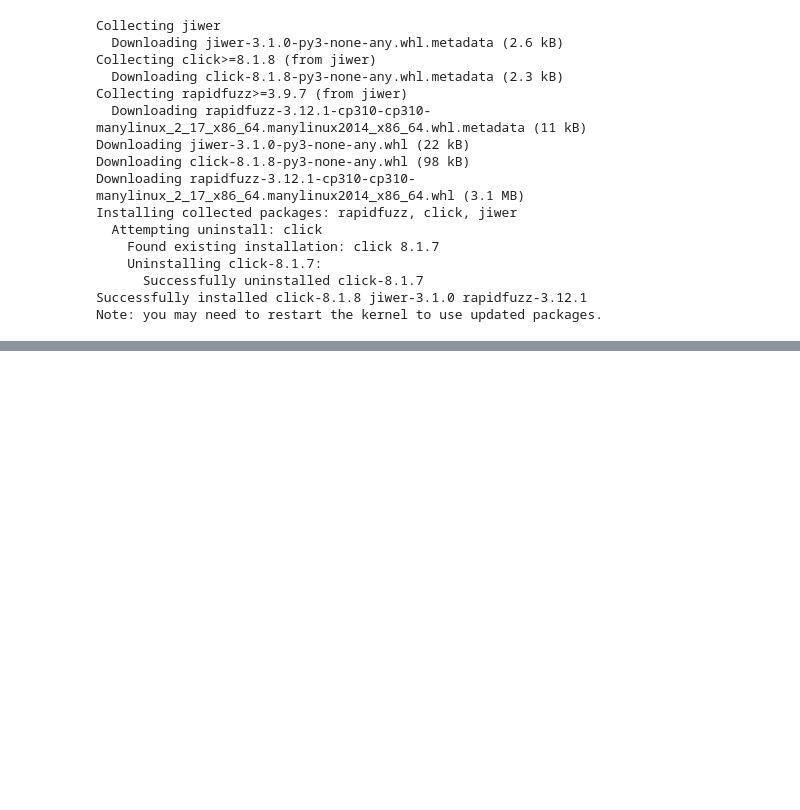
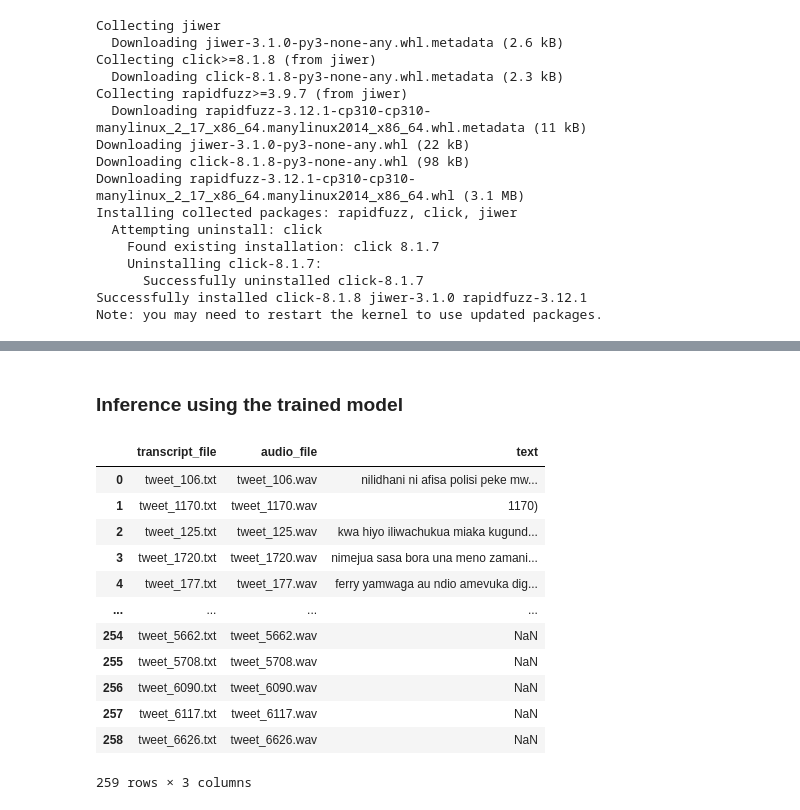
Before and after one commit to ArjunManathara/Swahili-Speech-to-Text, a Jupyter notebook: NLP_Project_ZDA24M011.ipynb, the cells around one changed output, grey strips where cells are left out. Saved outputs shown, nothing was run; the diff lists cells and outputs as text; code cells hidden in the pictures; blank space fills up the shorter version.

```diff
--- a/NLP_Project_ZDA24M011.ipynb
+++ b/NLP_Project_ZDA24M011.ipynb
@@ -413,0 +478,18 @@ Trainer.tokenizer is now deprecated. You should use Trainer.processing_class ins
+# %% [markdown]
+### Inference using the trained model
+# %%
+inference_values
+# %% [output]
+|  | transcript_file | audio_file | text |
+| 0 | tweet_106.txt | tweet_106.wav | nilidhani ni afisa polisi peke mw... |
+| 1 | tweet_1170.txt | tweet_1170.wav | 1170) |
+| 2 | tweet_125.txt | tweet_125.wav | kwa hiyo iliwachukua miaka kugund... |
+| 3 | tweet_1720.txt | tweet_1720.wav | nimejua sasa bora una meno zamani... |
+| 4 | tweet_177.txt | tweet_177.wav | ferry yamwaga au ndio amevuka dig... |
+| ... | ... | ... | ... |
+| 254 | tweet_5662.txt | tweet_5662.wav | NaN |
+| 255 | tweet_5708.txt | tweet_5708.wav | NaN |
+| 256 | tweet_6090.txt | tweet_6090.wav | NaN |
+| 257 | tweet_6117.txt | tweet_6117.wav | NaN |
+| 258 | tweet_6626.txt | tweet_6626.wav | NaN |
+259 rows × 3 columns
```
Also changed, not shown: parts of 7 cells of this notebook.
